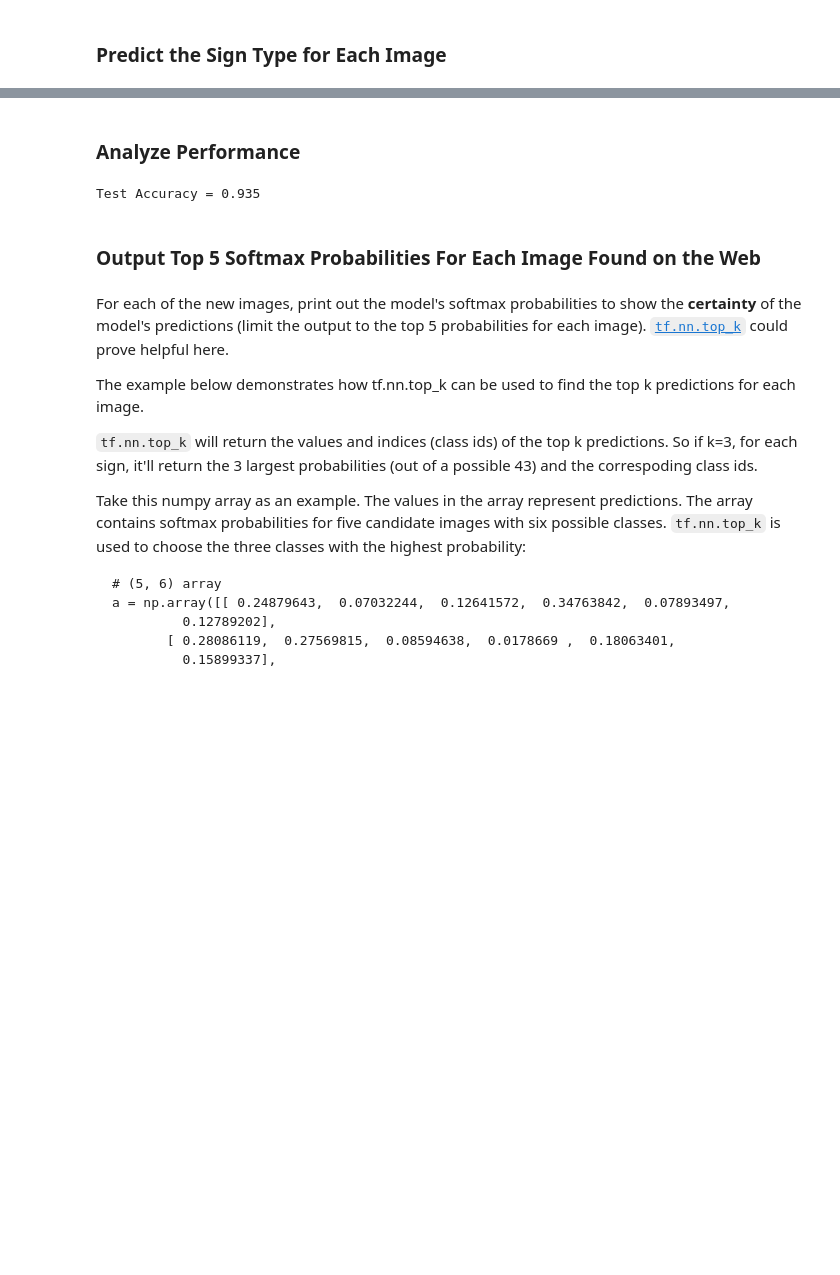
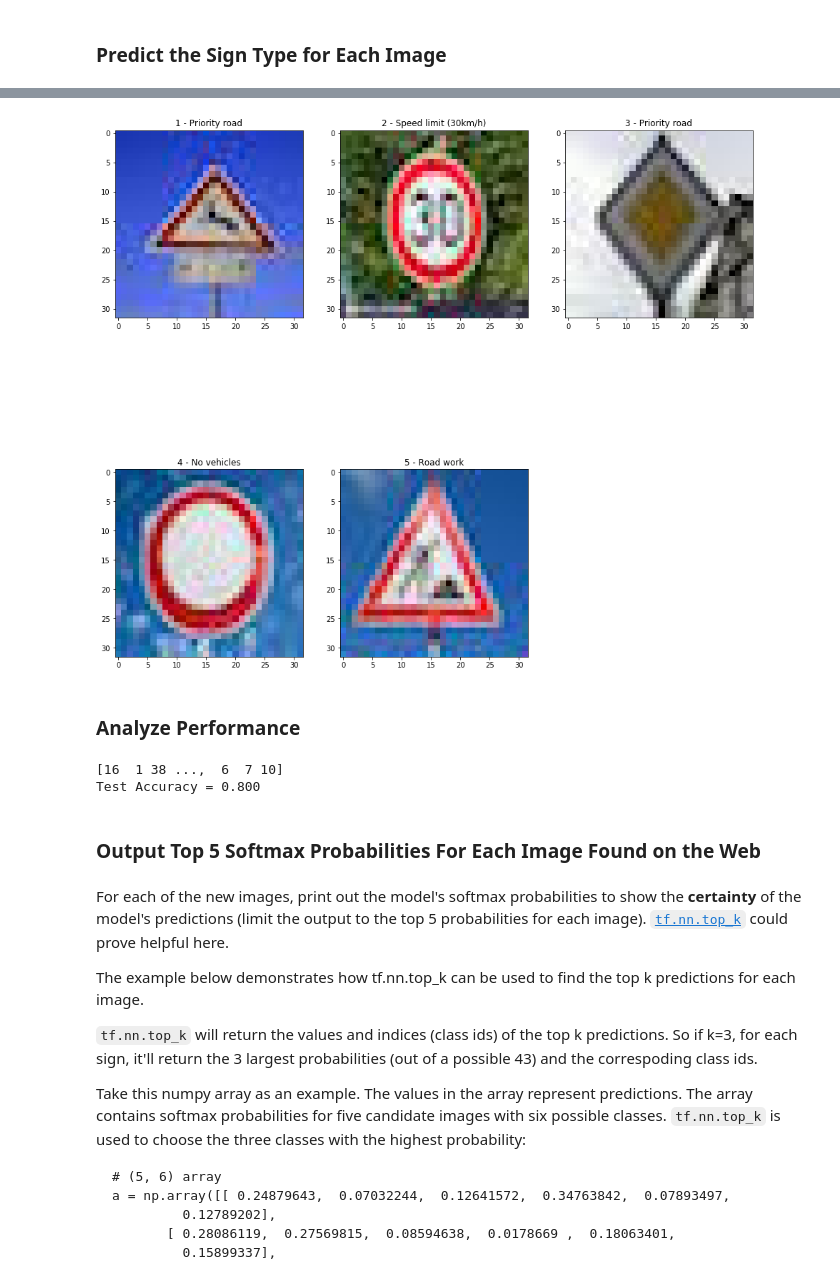
Before and after one commit to AfterDreaming/CarND-Traffic-Sign-Classifier-Project, a Jupyter notebook: Traffic_Sign_Classifier.ipynb, the cells around one changed output, grey strips where cells are left out. Drawn from its saved outputs; the diff is of its cells as text; code cells hidden in the pictures; blank space fills up the shorter version.

```diff
--- a/Traffic_Sign_Classifier.ipynb
+++ b/Traffic_Sign_Classifier.ipynb
@@ -405,15 +420,27 @@ with tf.Session() as sess:
+# %%
+figure = plt.figure(figsize=(16,16))
+for i in range(len(images)):
+    img = web_images[i]
+    ax = figure.add_subplot(2,3,i + 1)
+    ax.imshow(img, interpolation='none')
+    ax.set_title(str(i + 1) + ' - ' + labelDict[str(y_predict[i])])
+
+plt.show()
+# %% [output]
+[figure, added]
 # %% [markdown]
 ### Analyze Performance
 # %%
 ### Calculate the accuracy for these 5 new images.
 ### For example, if the model predicted 1 out of 5 signs correctly, it's 20% accurate on these new images.
+print(y_test)
 with tf.Session() as sess:
     saver.restore(sess, tf.train.latest_checkpoint('.'))
-
-    test_accuracy = evaluate(X_test, y_test)
+    test_accuracy = evaluate(X_webImages, y_webImage)
     print("Test Accuracy = {:.3f}".format(test_accuracy))
 # %% [output]
-Test Accuracy = 0.935
+[16  1 38 ...,  6  7 10]
+Test Accuracy = 0.800
 # %% [markdown]
 ### Output Top 5 Softmax Probabilities For Each Image Found on the Web
 # %% [markdown]
```
Also changed, not shown: parts of 10 cells of this notebook.
